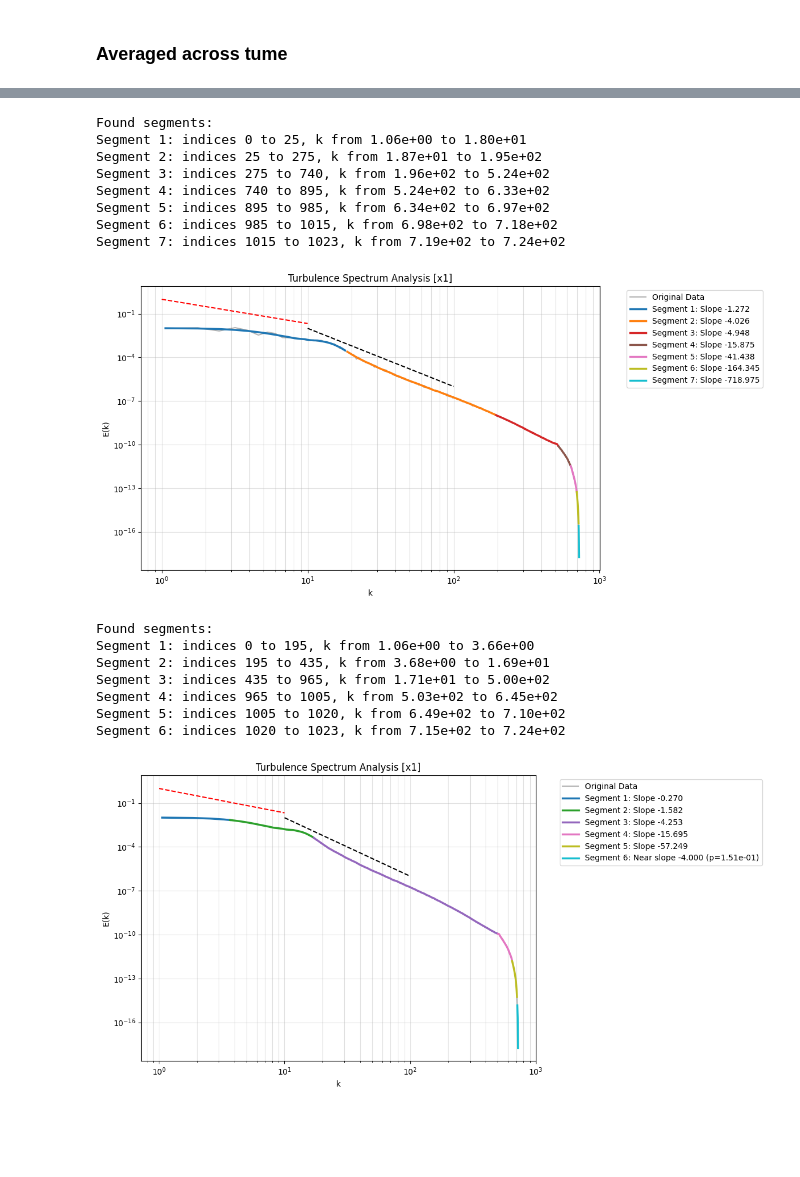
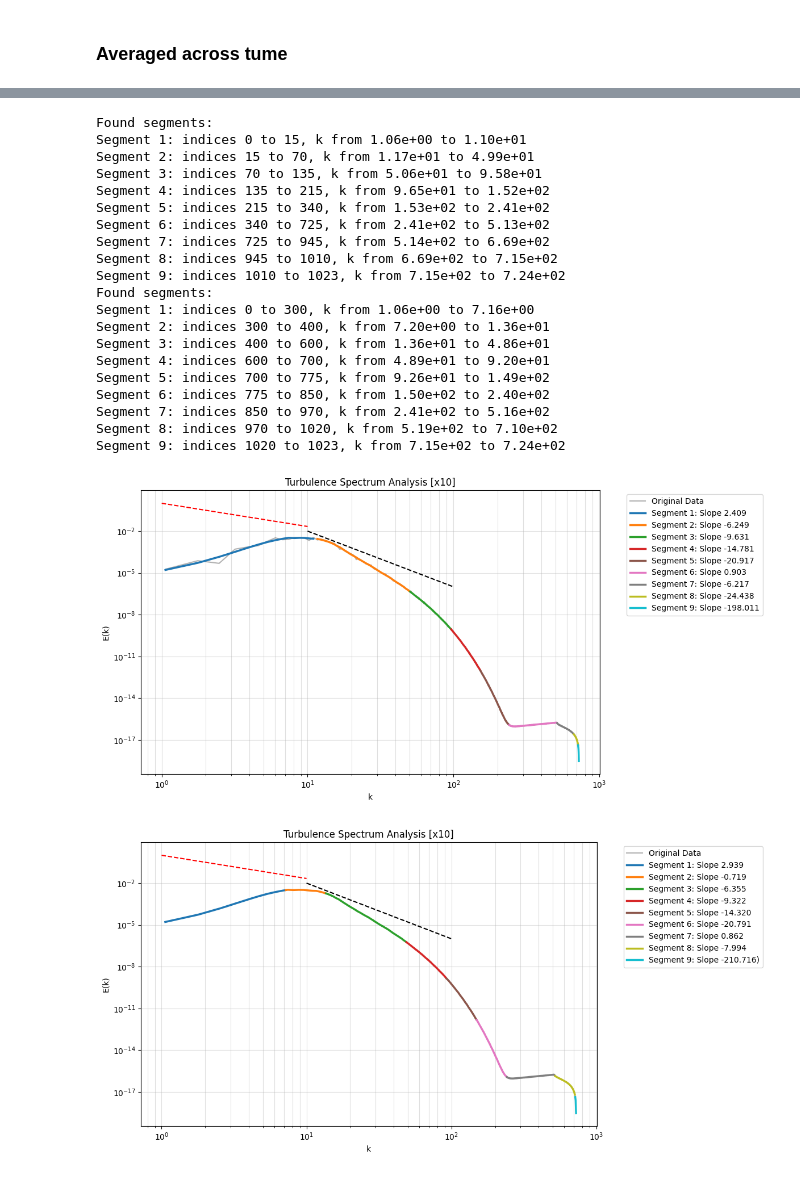
Before and after one commit to red1ithink/EnergySpectrum, a Jupyter notebook: tracking_range.ipynb, the cells around one changed output, grey strips where cells are left out. Drawn from its saved outputs; the diff is of its cells as text; code cells hidden in the pictures; blank space fills up the shorter version.

```diff
--- a/tracking_range.ipynb
+++ b/tracking_range.ipynb
@@ -62,7 +62,7 @@ plt.show()
 # %% [markdown]
 ### Tracking ###
 # %%
-file = '../proceed_data/proceed_data_v_10/processed_data_u/0.6_ux_uy_data.txt'
+file = '../proceed_data/proceed_data_v_10/processed_data_u/6_ux_uy_data.txt'
 print('Tracking 1')
 tr.tracking(file, 1e-1, 'x10')
 compared_line()
@@ -94,7 +94,7 @@ Segment 21: indices 1020 to 1023, k from 7.15e+02 to 7.24e+02
 # %%
 all_ek = []
 
-for file in files:
+for file in files2:
     k, e_k = get_ek(file)
     e_k = e_k[1:]
     all_ek.append(e_k)
@@ -110,25 +110,28 @@ compared_line()
 # %%
-tr.tracking_data(k, mean_ek, 10, 'x1')
+tr.tracking_data(k, mean_ek, 5, 'x10')
 compared_line()
+tr.tracking2_data(k, mean_ek, 5, 'x10')
+compared_line()
 # %% [output]
 Found segments:
-Segment 1: indices 0 to 25, k from 1.06e+00 to 1.80e+01
-Segment 2: indices 25 to 275, k from 1.87e+01 to 1.95e+02
-Segment 3: indices 275 to 740, k from 1.96e+02 to 5.24e+02
-Segment 4: indices 740 to 895, k from 5.24e+02 to 6.33e+02
-Segment 5: indices 895 to 985, k from 6.34e+02 to 6.97e+02
-Segment 6: indices 985 to 1015, k from 6.98e+02 to 7.18e+02
-Segment 7: indices 1015 to 1023, k from 7.19e+02 to 7.24e+02
+Segment 1: indices 0 to 15, k from 1.06e+00 to 1.10e+01
+Segment 2: indices 15 to 70, k from 1.17e+01 to 4.99e+01
+Segment 3: indices 70 to 135, k from 5.06e+01 to 9.58e+01
+Segment 4: indices 135 to 215, k from 9.65e+01 to 1.52e+02
+Segment 5: indices 215 to 340, k from 1.53e+02 to 2.41e+02
+Segment 6: indices 340 to 725, k from 2.41e+02 to 5.13e+02
+Segment 7: indices 725 to 945, k from 5.14e+02 to 6.69e+02
+Segment 8: indices 945 to 1010, k from 6.69e+02 to 7.15e+02
+Segment 9: indices 1010 to 1023, k from 7.15e+02 to 7.24e+02
+Found segments:
+Segment 1: indices 0 to 300, k from 1.06e+00 to 7.16e+00
+Segment 2: indices 300 to 400, k from 7.20e+00 to 1.36e+01
+Segment 3: indices 400 to 600, k from 1.36e+01 to 4.86e+01
+Segment 4: indices 600 to 700, k from 4.89e+01 to 9.20e+01
+Segment 5: indices 700 to 775, k from 9.26e+01 to 1.49e+02
+Segment 6: indices 775 to 850, k from 1.50e+02 to 2.40e+02
+Segment 7: indices 850 to 970, k from 2.41e+02 to 5.16e+02
+Segment 8: indices 970 to 1020, k from 5.19e+02 to 7.10e+02
+Segment 9: indices 1020 to 1023, k from 7.15e+02 to 7.24e+02
-[figure, old version]
+[figure, new version]
+[figure, added]
-# %%
-tr.tracking2_data(k, mean_ek, 15, 'x1')
-compared_line()
-# %% [output]
-Found segments:
-Segment 1: indices 0 to 195, k from 1.06e+00 to 3.66e+00
-Segment 2: indices 195 to 435, k from 3.68e+00 to 1.69e+01
-Segment 3: indices 435 to 965, k from 1.71e+01 to 5.00e+02
-Segment 4: indices 965 to 1005, k from 5.03e+02 to 6.45e+02
-Segment 5: indices 1005 to 1020, k from 6.49e+02 to 7.10e+02
-Segment 6: indices 1020 to 1023, k from 7.15e+02 to 7.24e+02
-[figure, removed]
```
Also changed, not shown: parts of 2 cells of this notebook, 2 other files.
